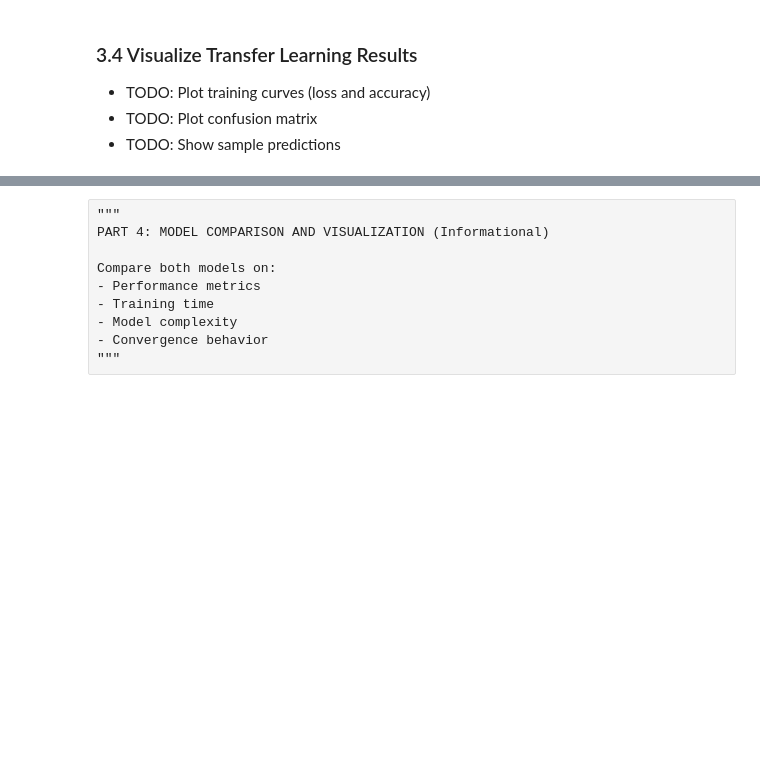
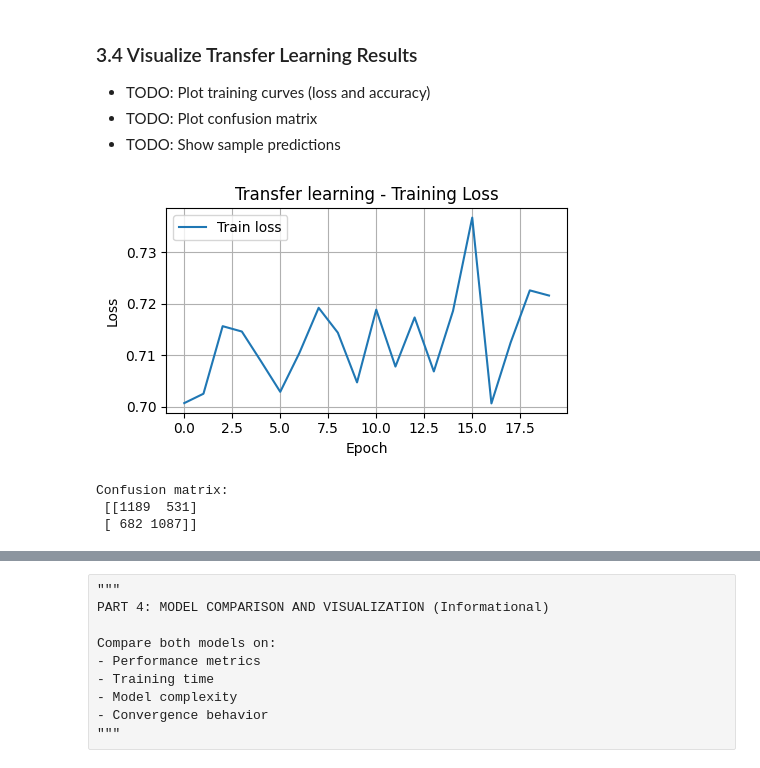
Before and after one commit to shreya1110-dev/MTechCodeFiles, a Jupyter notebook: Assignments/Sem1/DeepNeuralNetworks/Assignment2/2025AA05656_cnn_assignment.ipynb, the cells around one changed output, grey strips where cells are left out. Drawn from its saved outputs; the diff is of its cells as text; code cells hidden in the pictures; blank space fills up the shorter version.

```diff
--- a/Assignments/Sem1/DeepNeuralNetworks/Assignment2/2025AA05656_cnn_assignment.ipynb
+++ b/Assignments/Sem1/DeepNeuralNetworks/Assignment2/2025AA05656_cnn_assignment.ipynb
@@ -559,11 +638,30 @@ def build_transfer_learning_model(base_model_name, input_shape, n_classes):
     Returns:
         model: compiled transfer learning model
     """
-    # TODO: Load pre-trained model without top layers
-    # TODO: Freeze base layers
-    # TODO: Add Global Average Pooling + custom classification head
-    # TODO: Compile model
-    pass
+    base_model = applications.ResNet50(
+            include_top=False,
+            weights="imagenet",
+            input_shape=input_shape
+        )
+    base_model.trainable = False
+
+    inputs = layers.Input(shape=input_shape)
+    x = base_model(inputs, training=False)
+    x = layers.GlobalAveragePooling2D()(x)
+    x = layers.Dropout(0.5)(x)
+    x = layers.Dense(256, activation="relu")(x)
+    x = layers.Dropout(0.5)(x)
+
+    outputs = layers.Dense(n_classes, activation="softmax")(x)
+
+    model = models.Model(inputs, outputs, name=f"{base_model_name}_transfer")
+
+    model.compile(
+        optimizer=optimizers.Adam(learning_rate=transfer_model_learning_rate),
+        loss=transfer_model_loss,
+        metrics=transfer_model_metrics,
+    )
+    return model
 # %%
 # TODO: Create transfer learning model
 transfer_model = build_transfer_learning_model(pretrained_model_name, image_shape, n_classes)
@@ -587,7 +696,7 @@ print("\nTraining Transfer Learning Model...")
 # %%
 # Training configuration
 tl_learning_rate = 0.001
-tl_epochs = 10
+tl_epochs = 20
 tl_batch_size = 32
 tl_optimizer = "Adam"
 # %%
@@ -595,5 +704,5 @@ tl_optimizer = "Adam"
 tl_start_time = time.time()
 # %%
 # TODO: Train model
-# For Keras: history = transfer_model.fit(X_train, y_train, epochs=10, batch_size=32)
+transfer_model.fit(train_ds, epochs=tl_epochs, batch_size=tl_batch_size)
 # For PyTorch: write training loop
@@ -628,3 +779,22 @@ print(f"F1-Score:  {tl_f1:.4f}")
 - TODO: Plot training curves (loss and accuracy)
 - TODO: Plot confusion matrix
 - TODO: Show sample predictions
+# %%
+plt.figure(figsize=(5, 3))
+plt.plot(transfer_model.history.history['loss'], label='Train loss')
+plt.xlabel('Epoch')
+plt.ylabel('Loss')
+plt.title('Transfer learning - Training Loss')
+plt.legend()
+plt.grid(True)
+plt.tight_layout()
+plt.show()
+# %% [output]
+[figure, added]
+# %%
+tf_cm = confusion_matrix(tf_y_true, tf_y_pred)
+print("Confusion matrix:\n", tf_cm)
+# %% [output]
+Confusion matrix:
+ [[1189  531]
+ [ 682 1087]]
```
Also changed, not shown: parts of 47 cells of this notebook, 1 other file.
